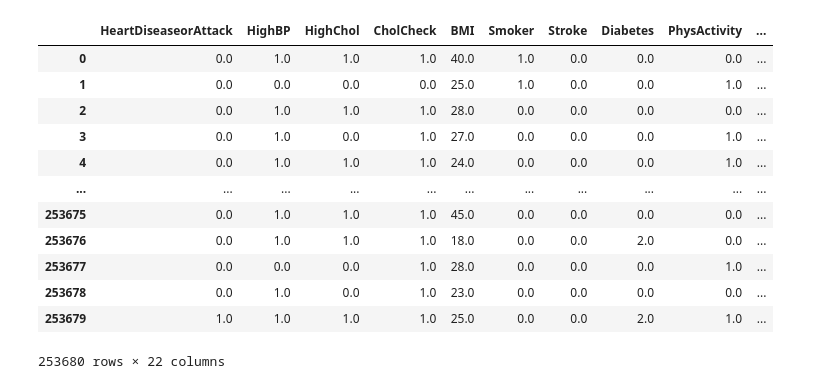
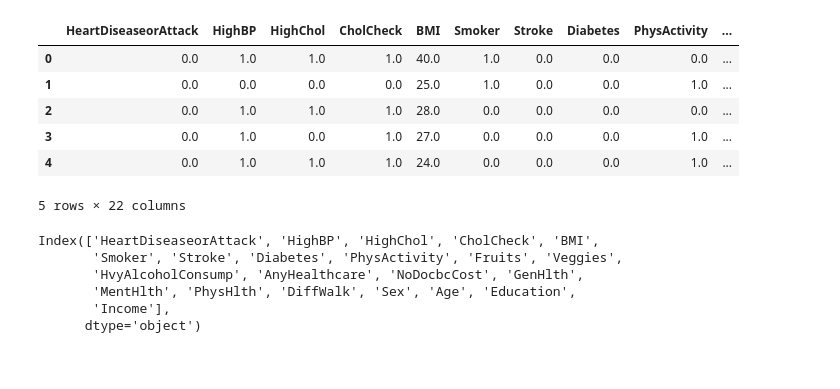
Before and after one commit to StevenDuyVo/Project-4, a Jupyter notebook: heart_disease/heart_disease.ipynb, the cells around one changed output. Cells and saved outputs as stored; diff of their text form; code cells hidden in the pictures.

```diff
--- a/heart_disease/heart_disease.ipynb
+++ b/heart_disease/heart_disease.ipynb
@@ -6,17 +8,20 @@ from pathlib import Path
 # %%
-health_df = pd.read_csv(Path('../heart_disease_health_indicators_BRFSS2015.csv'))
-health_df
+data = pd.read_csv(Path('../heart_disease_health_indicators_BRFSS2015.csv'))
+data.head()
 # %% [output]
 |  | HeartDiseaseorAttack | HighBP | HighChol | CholCheck | BMI | Smoker | Stroke | Diabetes | PhysActivity | ... |
 | 0 | 0.0 | 1.0 | 1.0 | 1.0 | 40.0 | 1.0 | 0.0 | 0.0 | 0.0 | ... |
 | 1 | 0.0 | 0.0 | 0.0 | 0.0 | 25.0 | 1.0 | 0.0 | 0.0 | 1.0 | ... |
 | 2 | 0.0 | 1.0 | 1.0 | 1.0 | 28.0 | 0.0 | 0.0 | 0.0 | 0.0 | ... |
 | 3 | 0.0 | 1.0 | 0.0 | 1.0 | 27.0 | 0.0 | 0.0 | 0.0 | 1.0 | ... |
 | 4 | 0.0 | 1.0 | 1.0 | 1.0 | 24.0 | 0.0 | 0.0 | 0.0 | 1.0 | ... |
-| ... | ... | ... | ... | ... | ... | ... | ... | ... | ... | ... |
-| 253675 | 0.0 | 1.0 | 1.0 | 1.0 | 45.0 | 0.0 | 0.0 | 0.0 | 0.0 | ... |
-| 253676 | 0.0 | 1.0 | 1.0 | 1.0 | 18.0 | 0.0 | 0.0 | 2.0 | 0.0 | ... |
-| 253677 | 0.0 | 0.0 | 0.0 | 1.0 | 28.0 | 0.0 | 0.0 | 0.0 | 1.0 | ... |
-| 253678 | 0.0 | 1.0 | 0.0 | 1.0 | 23.0 | 0.0 | 0.0 | 0.0 | 0.0 | ... |
-| 253679 | 1.0 | 1.0 | 1.0 | 1.0 | 25.0 | 0.0 | 0.0 | 2.0 | 1.0 | ... |
-253680 rows × 22 columns
+5 rows × 22 columns
+# %%
+data.columns
+# %% [output]
+Index(['HeartDiseaseorAttack', 'HighBP', 'HighChol', 'CholCheck', 'BMI',
+       'Smoker', 'Stroke', 'Diabetes', 'PhysActivity', 'Fruits', 'Veggies',
+       'HvyAlcoholConsump', 'AnyHealthcare', 'NoDocbcCost', 'GenHlth',
+       'MentHlth', 'PhysHlth', 'DiffWalk', 'Sex', 'Age', 'Education',
+       'Income'],
+      dtype='object')
```
Also changed, not shown: parts of 6 cells of this notebook.
